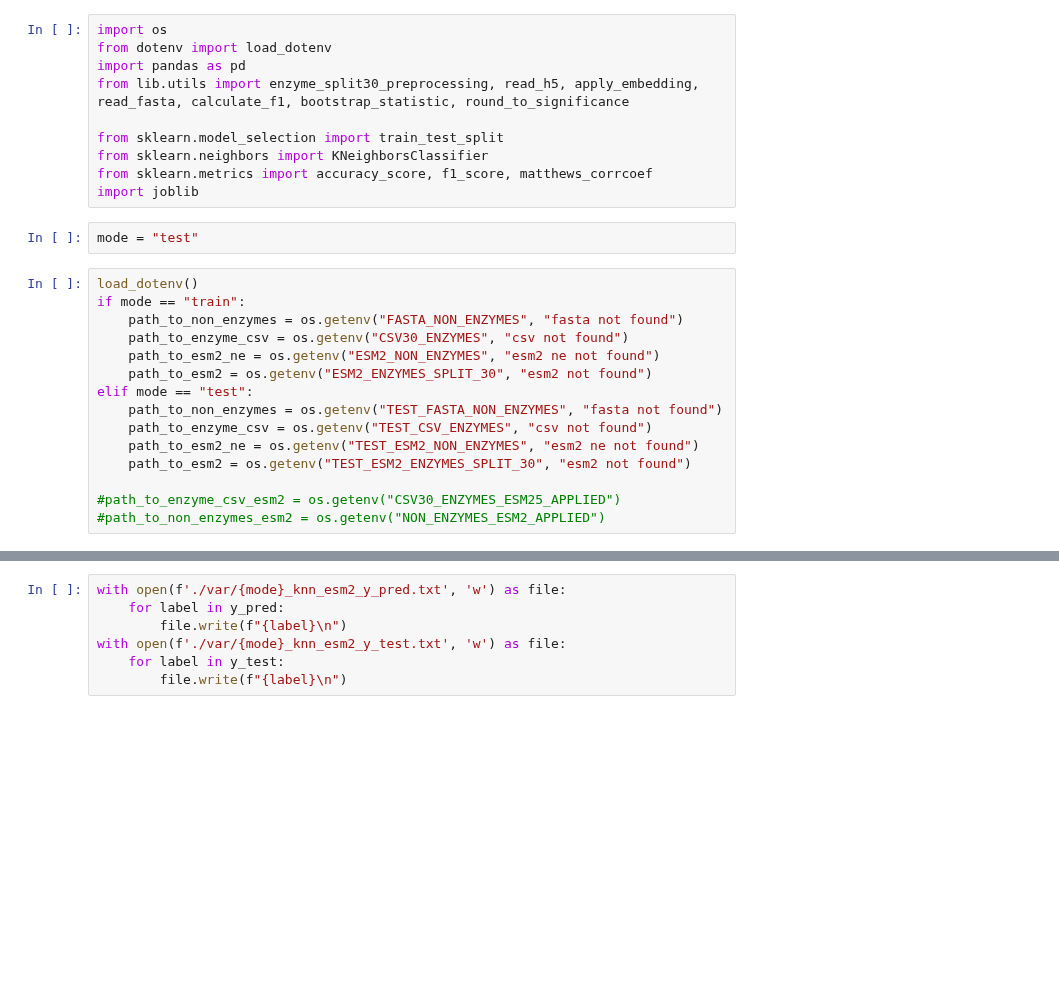
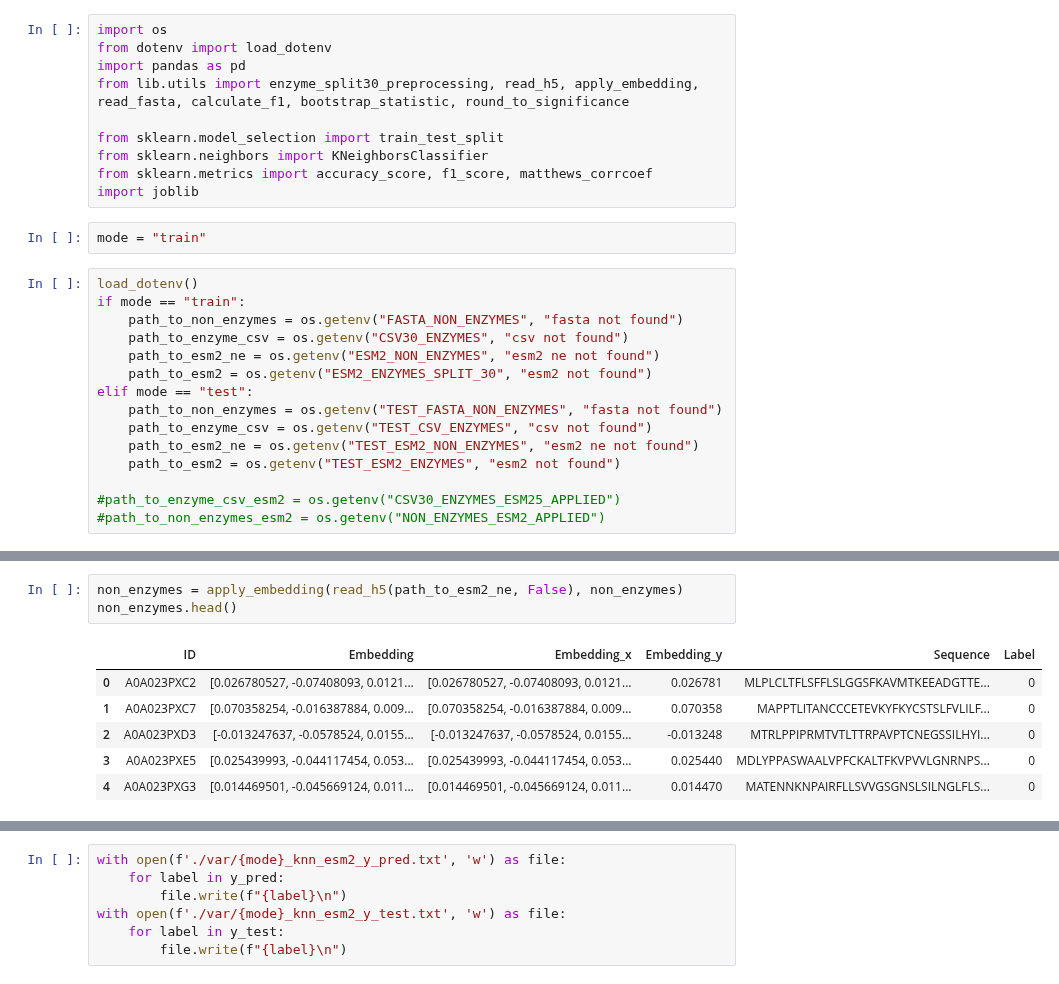
Before and after one commit to github4touchdouble/nnet-enzyme, a Jupyter notebook: KNN/knn_esm2.ipynb, the cells around one changed output, grey strips where cells are left out. Cells and saved outputs as stored; diff of their text form; blank space fills up the shorter version.

```diff
--- a/KNN/knn_esm2.ipynb
+++ b/KNN/knn_esm2.ipynb
@@ -9,7 +9,7 @@ from sklearn.neighbors import KNeighborsClassifier
 from sklearn.metrics import accuracy_score, f1_score, matthews_corrcoef
 import joblib
 # %%
-mode = "test"
+mode = "train"
 # %%
 load_dotenv()
 if mode == "train":
@@ -21,7 +21,7 @@ elif mode == "test":
     path_to_non_enzymes = os.getenv("TEST_FASTA_NON_ENZYMES", "fasta not found")
     path_to_enzyme_csv = os.getenv("TEST_CSV_ENZYMES", "csv not found")
     path_to_esm2_ne = os.getenv("TEST_ESM2_NON_ENZYMES", "esm2 ne not found")
-    path_to_esm2 = os.getenv("TEST_ESM2_ENZYMES_SPLIT_30", "esm2 not found")
+    path_to_esm2 = os.getenv("TEST_ESM2_ENZYMES", "esm2 not found")
 
 #path_to_enzyme_csv_esm2 = os.getenv("CSV30_ENZYMES_ESM25_APPLIED")
 #path_to_non_enzymes_esm2 = os.getenv("NON_ENZYMES_ESM2_APPLIED")
@@ -59 +51,11 @@ non_enzymes.head()
+# %%
+non_enzymes = apply_embedding(read_h5(path_to_esm2_ne, False), non_enzymes)
+non_enzymes.head()
+# %% [output]
+|  | ID | Embedding | Embedding_x | Embedding_y | Sequence | Label |
+| 0 | A0A023PXC2 | [0.026780527, -0.07408093, 0.0121... | [0.026780527, -0.07408093, 0.0121... | 0.026781 | MLPLCLTFLSFFLSLGGSFKAVMTKEEADGTTE... | 0 |
+| 1 | A0A023PXC7 | [0.070358254, -0.016387884, 0.009... | [0.070358254, -0.016387884, 0.009... | 0.070358 | MAPPTLITANCCCETEVKYFKYCSTSLFVLILF... | 0 |
+| 2 | A0A023PXD3 | [-0.013247637, -0.0578524, 0.0155... | [-0.013247637, -0.0578524, 0.0155... | -0.013248 | MTRLPPIPRMTVTLTTRPAVPTCNEGSSILHYI... | 0 |
+| 3 | A0A023PXE5 | [0.025439993, -0.044117454, 0.053... | [0.025439993, -0.044117454, 0.053... | 0.025440 | MDLYPPASWAALVPFCKALTFKVPVVLGNRNPS... | 0 |
+| 4 | A0A023PXG3 | [0.014469501, -0.045669124, 0.011... | [0.014469501, -0.045669124, 0.011... | 0.014470 | MATENNKNPAIRFLLSVVGSGNSLSILNGLFLS... | 0 |
 # %%
```
Also changed, not shown: parts of 6 cells of this notebook, 2 other files.
